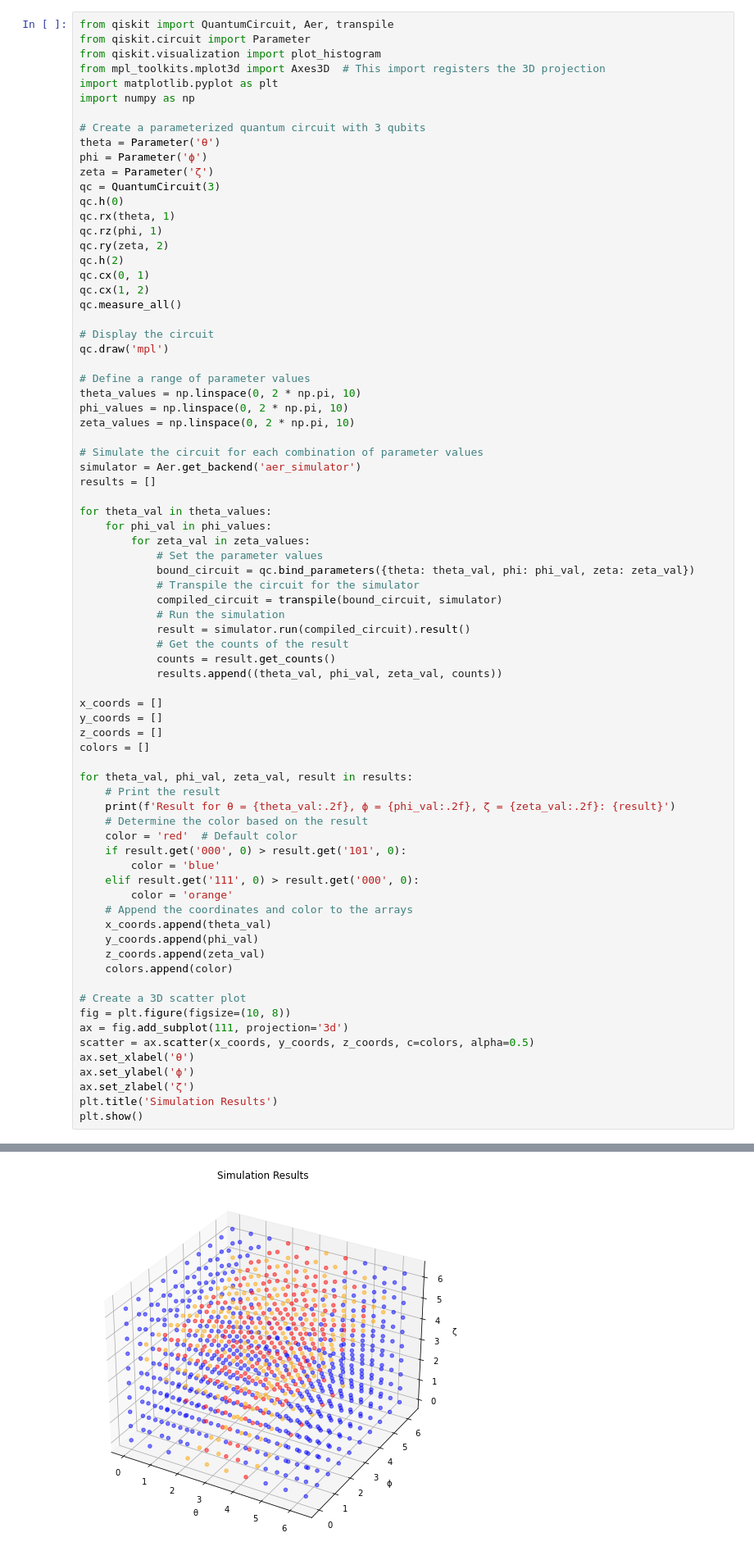
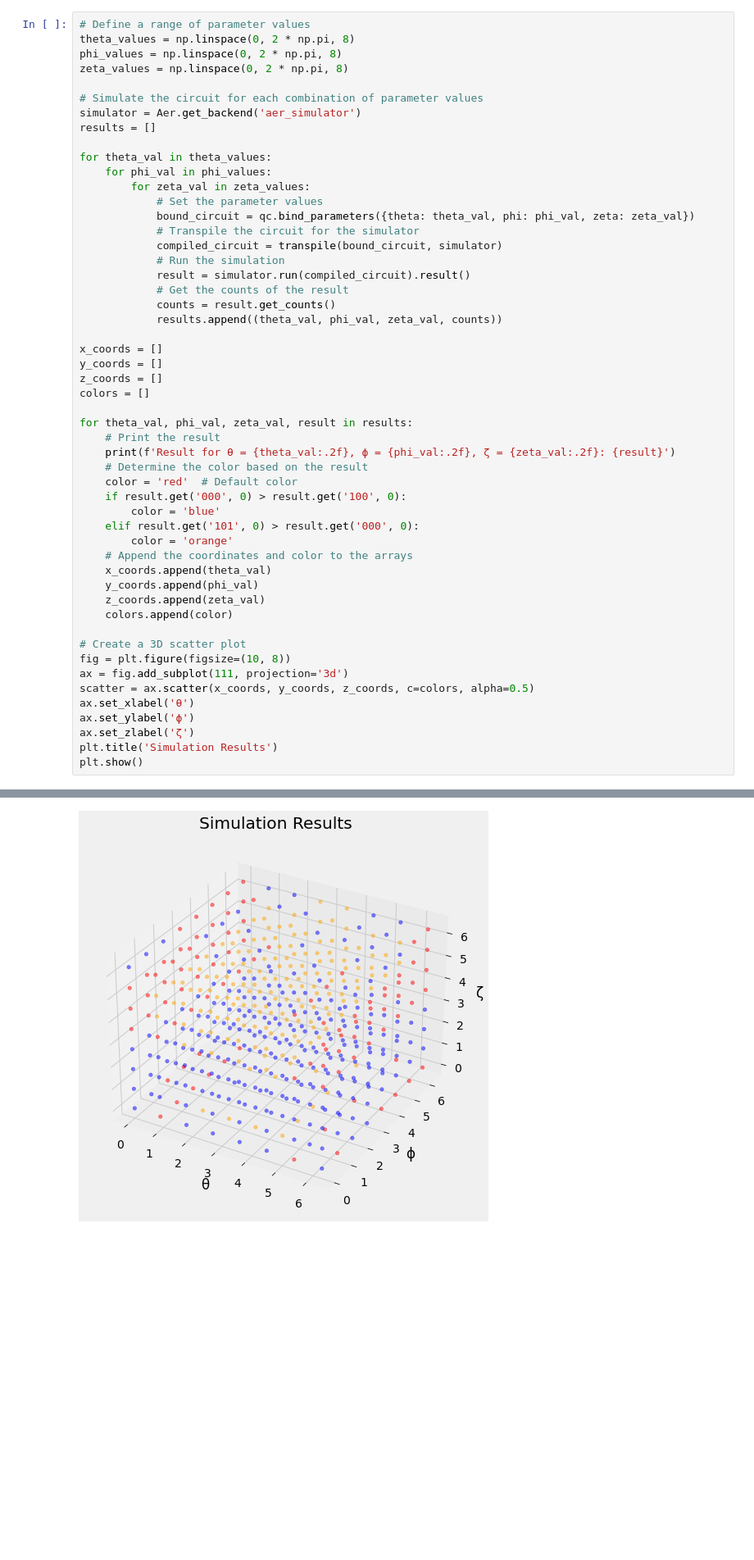
Before and after one commit to hoang-nguyen13/Patent-Pending, a Jupyter notebook: quantum_system.ipynb, the cells around one changed output, grey strips where cells are left out. Shown at 82% size. Drawn from its saved outputs; the diff is of its cells as text; blank space fills up the shorter version.

```diff
--- a/quantum_system.ipynb
+++ b/quantum_system.ipynb
@@ -159,32 +185,8 @@ Result for θ = 6.28, ϕ = 6.28: {'00': 514, '11': 510}
 # %%
-from qiskit import QuantumCircuit, Aer, transpile
-from qiskit.circuit import Parameter
-from qiskit.visualization import plot_histogram
-from mpl_toolkits.mplot3d import Axes3D  # This import registers the 3D projection
-import matplotlib.pyplot as plt
-import numpy as np
-
-# Create a parameterized quantum circuit with 3 qubits
-theta = Parameter('θ')
-phi = Parameter('ϕ')
-zeta = Parameter('ζ')
-qc = QuantumCircuit(3)
-qc.h(0)
-qc.rx(theta, 1)
-qc.rz(phi, 1)
-qc.ry(zeta, 2)
-qc.h(2)
-qc.cx(0, 1)
-qc.cx(1, 2)
-qc.measure_all()
-
-# Display the circuit
-qc.draw('mpl')
-
 # Define a range of parameter values
-theta_values = np.linspace(0, 2 * np.pi, 10)
-phi_values = np.linspace(0, 2 * np.pi, 10)
-zeta_values = np.linspace(0, 2 * np.pi, 10)
+theta_values = np.linspace(0, 2 * np.pi, 8)
+phi_values = np.linspace(0, 2 * np.pi, 8)
+zeta_values = np.linspace(0, 2 * np.pi, 8)
 
 # Simulate the circuit for each combination of parameter values
 simulator = Aer.get_backend('aer_simulator')
@@ -213,9 +215,9 @@ for theta_val, phi_val, zeta_val, result in results:
     print(f'Result for θ = {theta_val:.2f}, ϕ = {phi_val:.2f}, ζ = {zeta_val:.2f}: {result}')
     # Determine the color based on the result
     color = 'red'  # Default color
-    if result.get('000', 0) > result.get('101', 0):
+    if result.get('000', 0) > result.get('100', 0):
         color = 'blue'
-    elif result.get('111', 0) > result.get('000', 0):
+    elif result.get('101', 0) > result.get('000', 0):
         color = 'orange'
     # Append the coordinates and color to the arrays
     x_coords.append(theta_val)
@@ -253 +255 @@ Result for θ = 6.28, ϕ = 6.28, ζ = 6.28: {'111': 263, '100': 260, '011': 244,
-[figure, old version]
+[figure, new version]
```
Also changed, not shown: parts of 3 cells of this notebook, 1 other file.
